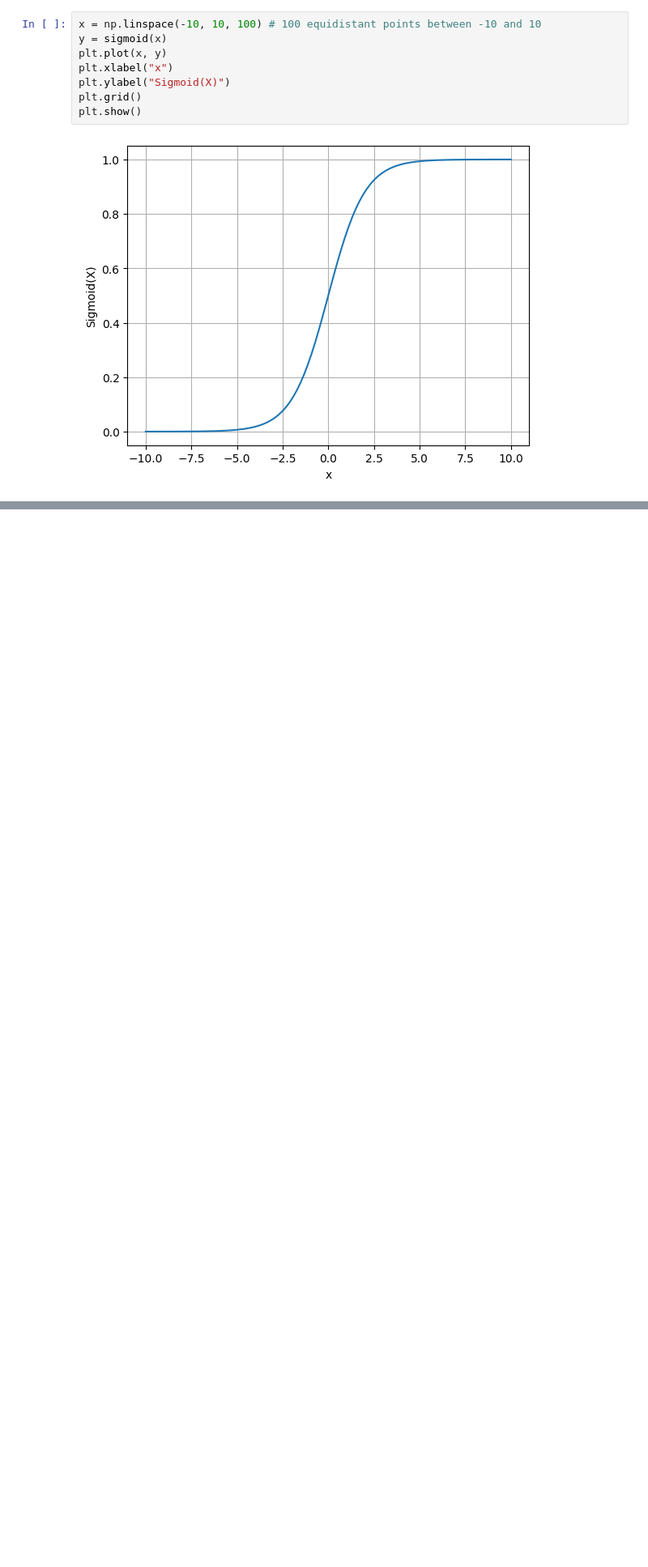
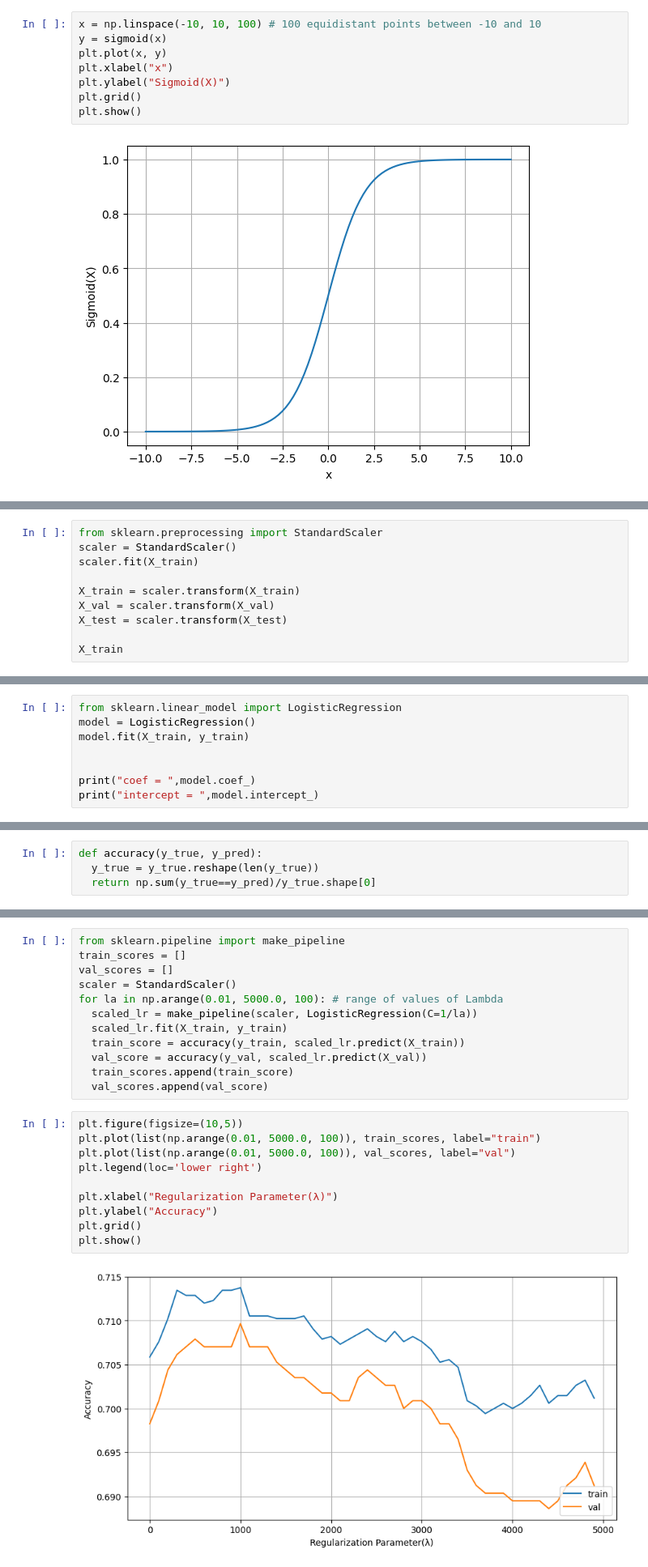
Before and after one commit to piyush1856/machine-learning-algorithms, a Jupyter notebook: 06_LogisticRegression_1.ipynb, the cells around one changed output, grey strips where cells are left out. Shown at 81% size. Saved outputs shown, nothing was run; the diff lists cells and outputs as text; blank space fills up the shorter version.

```diff
--- a/06_LogisticRegression_1.ipynb
+++ b/06_LogisticRegression_1.ipynb
@@ -59,0 +117,10 @@ plt.show()
+# %%
+from sklearn.preprocessing import StandardScaler
+scaler = StandardScaler()
+scaler.fit(X_train)
+
+X_train = scaler.transform(X_train)
+X_val = scaler.transform(X_val)
+X_test = scaler.transform(X_test)
+
+X_train
@@ -59,0 +135,8 @@ plt.show()
+# %%
+from sklearn.linear_model import LogisticRegression
+model = LogisticRegression()
+model.fit(X_train, y_train)
+
+
+print("coef = ",model.coef_)
+print("intercept = ",model.intercept_)
@@ -59,0 +150,4 @@ plt.show()
+# %%
+def accuracy(y_true, y_pred):
+  y_true = y_true.reshape(len(y_true))
+  return np.sum(y_true==y_pred)/y_true.shape[0]
@@ -59,0 +162,24 @@ plt.show()
+# %%
+from sklearn.pipeline import make_pipeline
+train_scores = []
+val_scores = []
+scaler = StandardScaler()
+for la in np.arange(0.01, 5000.0, 100): # range of values of Lambda
+  scaled_lr = make_pipeline(scaler, LogisticRegression(C=1/la))
+  scaled_lr.fit(X_train, y_train)
+  train_score = accuracy(y_train, scaled_lr.predict(X_train))
+  val_score = accuracy(y_val, scaled_lr.predict(X_val))
+  train_scores.append(train_score)
+  val_scores.append(val_score)
+# %%
+plt.figure(figsize=(10,5))
+plt.plot(list(np.arange(0.01, 5000.0, 100)), train_scores, label="train")
+plt.plot(list(np.arange(0.01, 5000.0, 100)), val_scores, label="val")
+plt.legend(loc='lower right')
+
+plt.xlabel("Regularization Parameter(λ)")
+plt.ylabel("Accuracy")
+plt.grid()
+plt.show()
+# %% [output]
+[figure, added]
```
Also changed, not shown: parts of 23 cells of this notebook.
